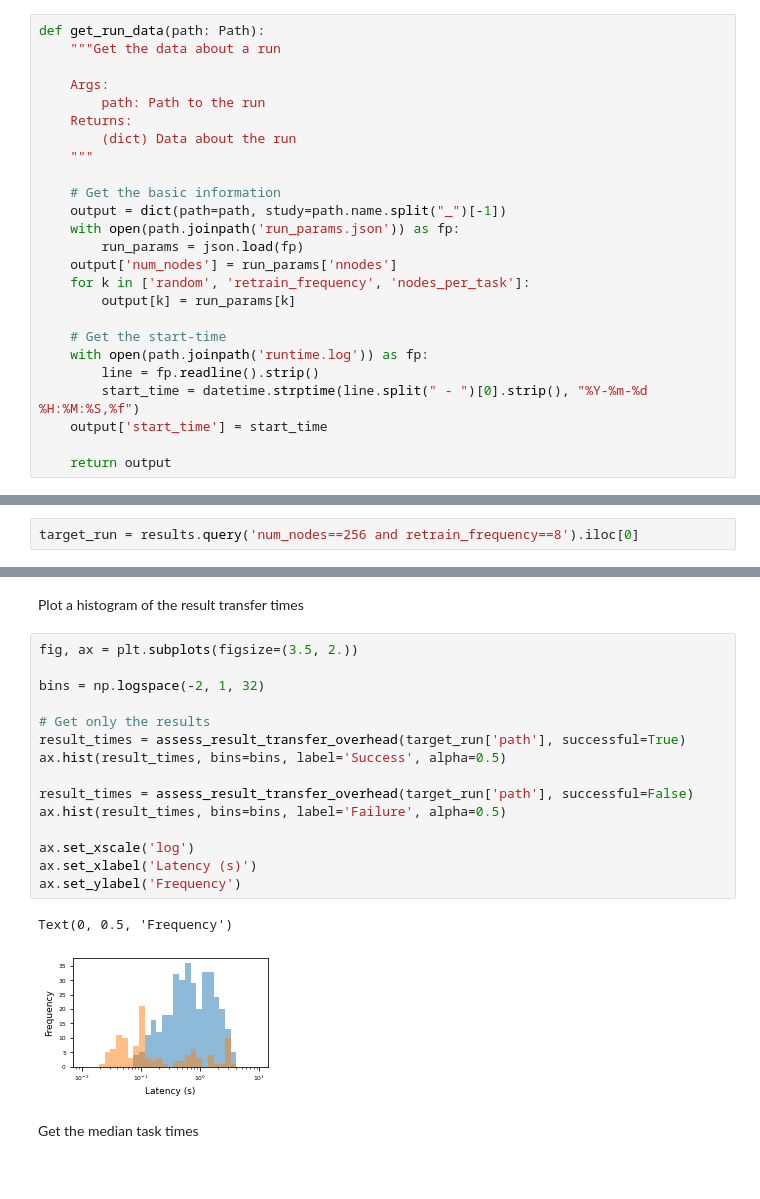
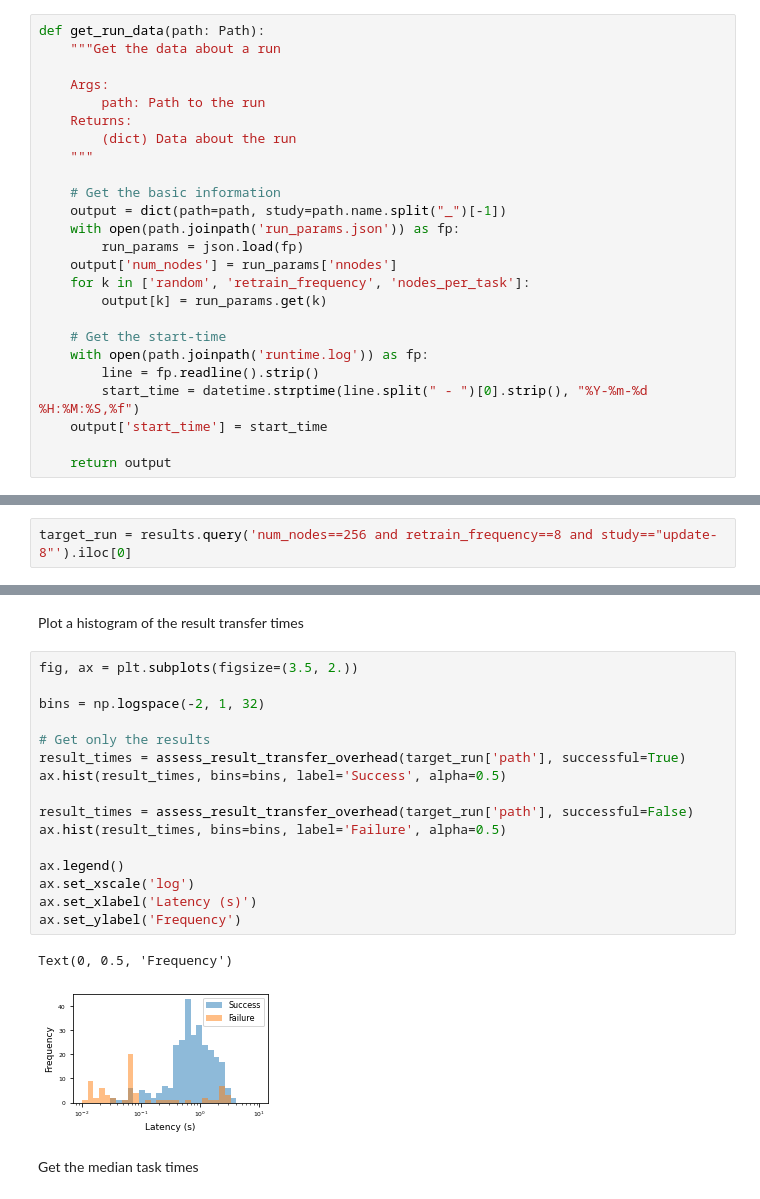
Before and after one commit to exalearn/electrolyte-design, a Jupyter notebook: colmena/ip-single-fidelity/notebooks/evaluate-scaling-performance.ipynb, the cells around one changed output, grey strips where cells are left out. Cells and saved outputs as stored; diff of their text form.

```diff
--- a/colmena/ip-single-fidelity/notebooks/evaluate-scaling-performance.ipynb
+++ b/colmena/ip-single-fidelity/notebooks/evaluate-scaling-performance.ipynb
@@ -42,7 +42,7 @@ def get_run_data(path: Path):
         run_params = json.load(fp)
     output['num_nodes'] = run_params['nnodes']
     for k in ['random', 'retrain_frequency', 'nodes_per_task']:
-        output[k] = run_params[k]
+        output[k] = run_params.get(k)
 
     # Get the start-time
     with open(path.joinpath('runtime.log')) as fp:
@@ -193,7 +190,7 @@ def get_utilization(path: Path) -> pd.DataFrame:
 ## Plot the Allocation and Utilization Over Time
 See how well we do!
 # %%
-target_run = results.query('num_nodes==256 and retrain_frequency==8').iloc[0]
+target_run = results.query('num_nodes==256 and retrain_frequency==8 and study=="update-8"').iloc[0]
 # %%
 allocation = get_resource_allocation(target_run['path'])
 # %%
@@ -471,21 +490,22 @@ Plot a histogram of the result transfer times
 # %%
 fig, ax = plt.subplots(figsize=(3.5, 2.))
 
 bins = np.logspace(-2, 1, 32)
 
 # Get only the results
 result_times = assess_result_transfer_overhead(target_run['path'], successful=True)
 ax.hist(result_times, bins=bins, label='Success', alpha=0.5)
 
 result_times = assess_result_transfer_overhead(target_run['path'], successful=False)
 ax.hist(result_times, bins=bins, label='Failure', alpha=0.5)
 
+ax.legend()
 ax.set_xscale('log')
 ax.set_xlabel('Latency (s)')
 ax.set_ylabel('Frequency')
 # %% [output]
 Text(0, 0.5, 'Frequency')
-[figure, old version]
+[figure, new version]
 # %% [markdown]
 Get the median task times
 # %%
```
Also changed, not shown: parts of 17 cells of this notebook, 7 other files.
